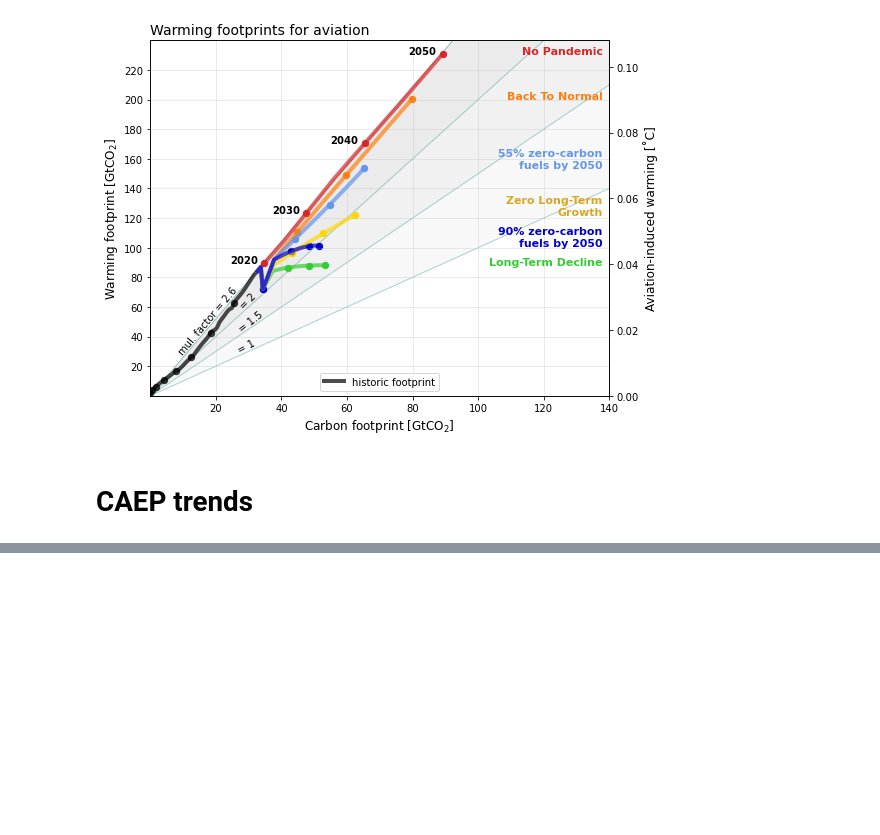
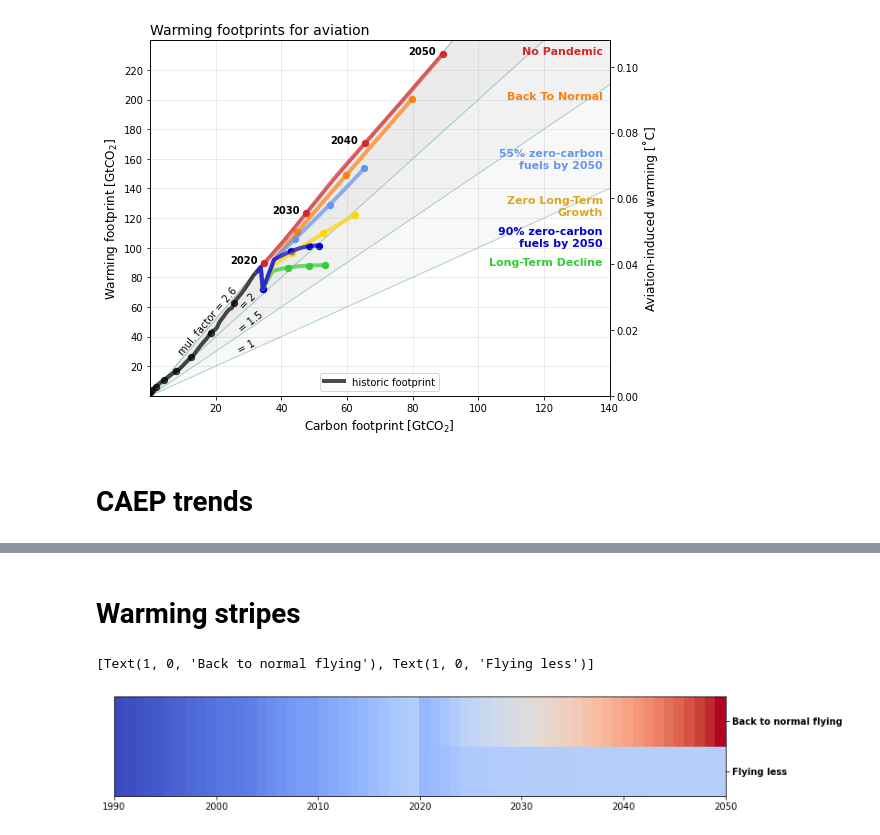
Before and after one commit to milankl/FlyingClimate, a Jupyter notebook: scripts/aviation_warming.ipynb, the cells around one changed output, grey strips where cells are left out. Saved outputs shown, nothing was run; the diff lists cells and outputs as text; code cells hidden in the pictures; blank space fills up the shorter version.

```diff
--- a/scripts/aviation_warming.ipynb
+++ b/scripts/aviation_warming.ipynb
@@ -209,10 +215,10 @@ C60,F60,T60 = fair_scm(emissions=emissions60)
 # create NO-AVIATION scenarios from RCP scenarios
 emissions45[:,1] -= co2_1765
 
-t1940 = np.int(1940-rcp_years[0])
-t1980 = np.int(1980-rcp_years[0])
-t2018 = np.int(2019-rcp_years[0])
-t2050 = np.int(2050-rcp_years[0])
+t1940 = int(1940-rcp_years[0])
+t1980 = int(1980-rcp_years[0])
+t2018 = int(2019-rcp_years[0])
+t2050 = int(2050-rcp_years[0])
 C45noav, F45noav, T45noav= fair_scm(emissions=emissions45)
 
 # only aviation emissions
@@ -1422,0 +1430,2 @@ plt.tight_layout()
+# %% [markdown]
+# Warming stripes
@@ -1422,0 +1434,13 @@ plt.tight_layout()
+# %%
+fig,ax = plt.subplots(1,1,figsize=(12,2))
+
+ws1 = warming_scenario1[50:]
+ws2 = warming_scenario3[50:]
+ax.pcolormesh(np.arange(1990,2051),[0,1,2],np.vstack((ws1,ws2,ws2)),cmap="coolwarm")
+# ax.set_xticks([])
+ax.set_yticks([1.5,0.5])
+ax.yaxis.tick_right()
+ax.set_yticklabels(["Back to normal flying","Flying less"],fontweight="bold")
+# %% [output]
+[Text(1, 0, 'Back to normal flying'), Text(1, 0, 'Flying less')]
+[figure, added]
```
Also changed, not shown: parts of 23 cells of this notebook, 14 other files.
